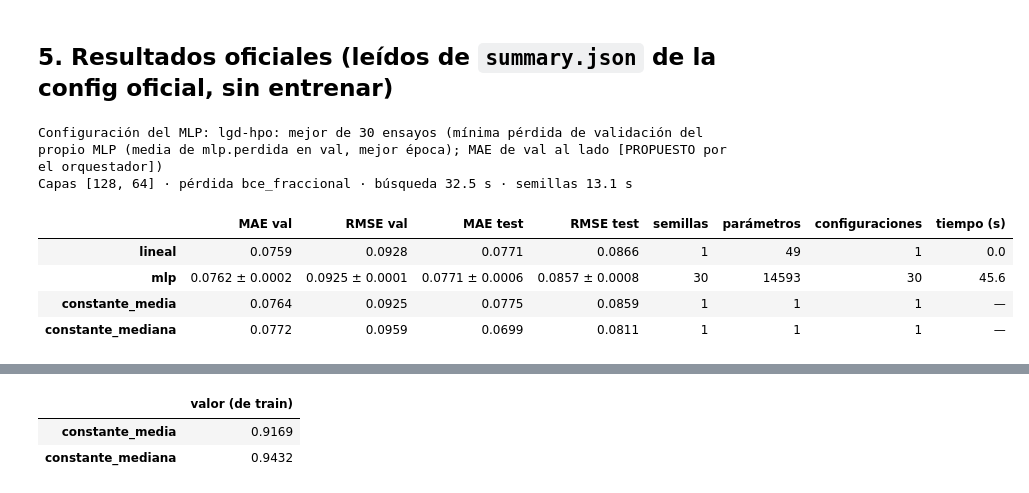
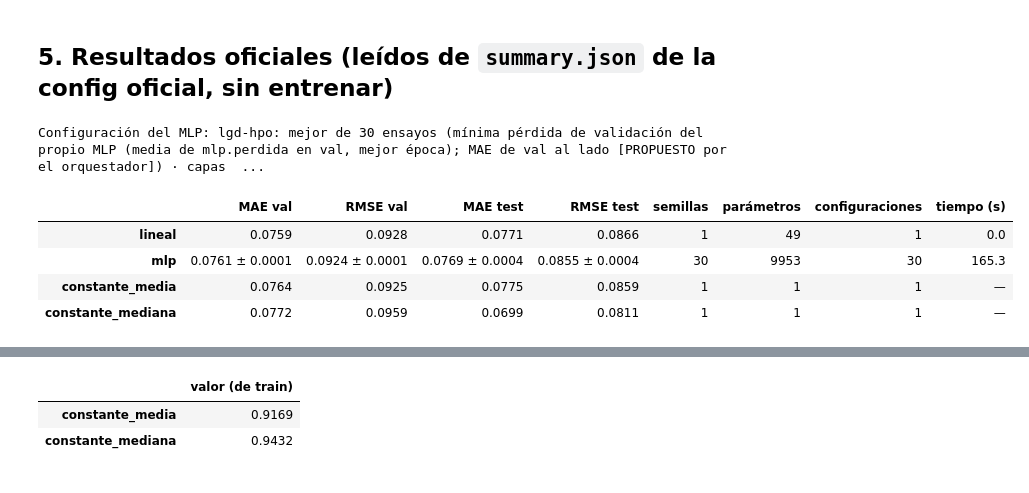
Before and after one commit to danielgonzalez2709/Trabajo2_Redes_Neuronales, a Jupyter notebook: notebooks/04_lgd.ipynb, the cells around one changed output, grey strips where cells are left out. Drawn from its saved outputs; the diff is of its cells as text; code cells hidden in the pictures.

```diff
--- a/notebooks/04_lgd.ipynb
+++ b/notebooks/04_lgd.ipynb
@@ -242,20 +242,17 @@ findfont: Failed to find font weight semibold for Helvetica Neue, now using 700.
 # %% [markdown]
 ## 5. Resultados oficiales (leídos de `summary.json` de la config oficial, sin entrenar)
 # %%
-from src.lgd.tablas import comparacion, tabla_referencias
+from src.lgd.tablas import comparacion, describir_mlp, tabla_referencias
 
 resumen = load_json(Path(load_config(CONFIG_OFICIAL)["salida"]) / "summary.json")
-mlp = resumen["modelos"]["mlp"]
-print(f"Configuración del MLP: {resumen['busqueda']['origen']}")
-print(f"Capas {mlp['config']['mlp']['capas']} · pérdida {mlp['config']['mlp']['perdida']} · "
-      f"búsqueda {mlp['tiempo_busqueda_s']:.1f} s · semillas {mlp['tiempo_semillas_s']:.1f} s")
+mlp = resumen["mlp"]
+print(describir_mlp(mlp))
 tabla_metricas_compacta(resumen)
 # %% [output]
-Configuración del MLP: lgd-hpo: mejor de 30 ensayos (mínima pérdida de validación del propio MLP (media de mlp.perdida en val, mejor época); MAE de val al lado [PROPUESTO por el orquestador])
-Capas [128, 64] · pérdida bce_fraccional · búsqueda 32.5 s · semillas 13.1 s
+Configuración del MLP: lgd-hpo: mejor de 30 ensayos (mínima pérdida de validación del propio MLP (media de mlp.perdida en val, mejor época); MAE de val al lado [PROPUESTO por el orquestador]) · capas  ...
 |  | MAE val | RMSE val | MAE test | RMSE test | semillas | parámetros | configuraciones | tiempo (s) |
 | lineal | 0.0759 | 0.0928 | 0.0771 | 0.0866 | 1 | 49 | 1 | 0.0 |
-| mlp | 0.0762 ± 0.0002 | 0.0925 ± 0.0001 | 0.0771 ± 0.0006 | 0.0857 ± 0.0008 | 30 | 14593 | 30 | 45.6 |
+| mlp | 0.0761 ± 0.0001 | 0.0924 ± 0.0001 | 0.0769 ± 0.0004 | 0.0855 ± 0.0004 | 30 | 9953 | 30 | 165.3 |
 | constante_media | 0.0764 | 0.0925 | 0.0775 | 0.0859 | 1 | 1 | 1 | — |
 | constante_mediana | 0.0772 | 0.0959 | 0.0699 | 0.0811 | 1 | 1 | 1 | — |
 # %%
```
Also changed, not shown: parts of 8 cells of this notebook, 43 other files.
